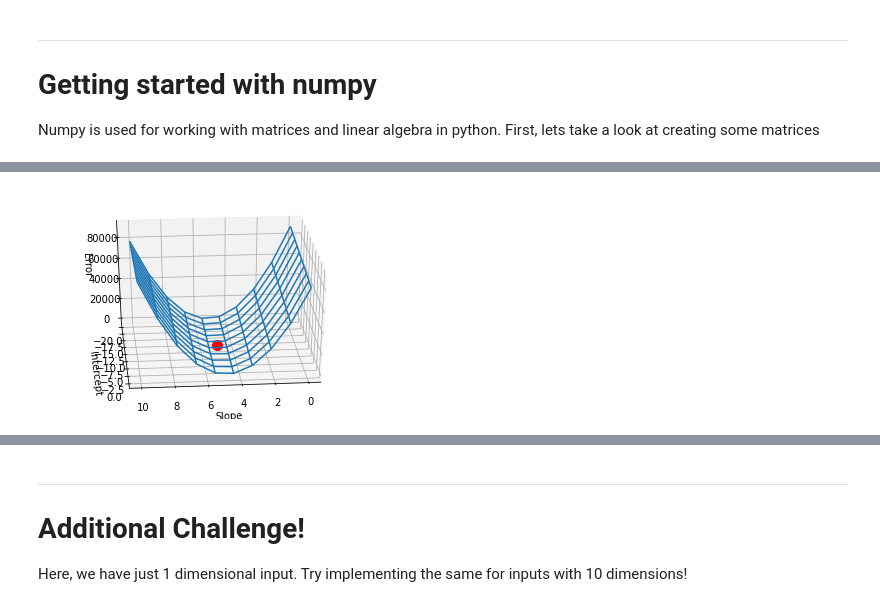
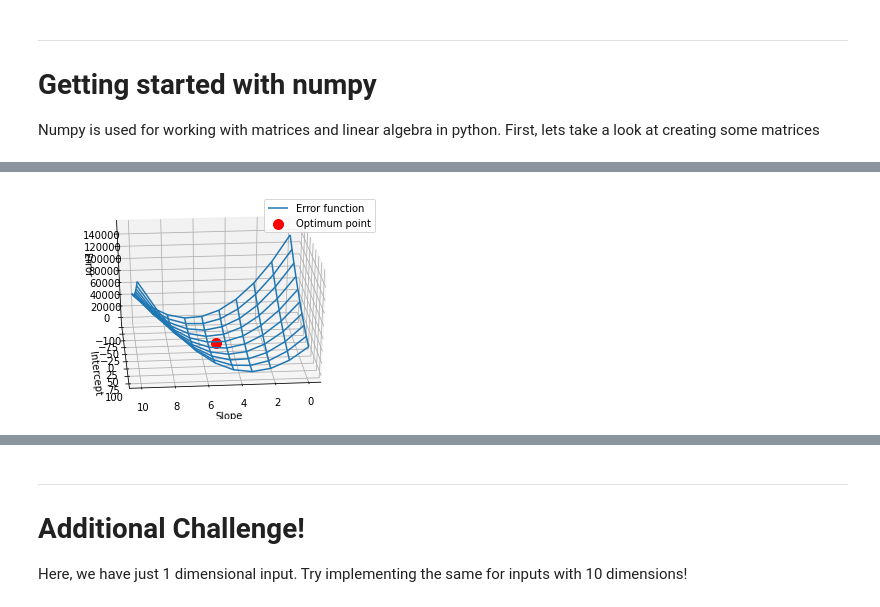
Before and after one commit to Ashwin-Rajesh/PyTorch_IEEE_2021, a Jupyter notebook: 1_LinearRegression.ipynb, the cells around one changed output, grey strips where cells are left out. Saved outputs shown, nothing was run; the diff lists cells and outputs as text; code cells hidden in the pictures.

```diff
--- a/1_LinearRegression.ipynb
+++ b/1_LinearRegression.ipynb
@@ -68,19 +65,23 @@ The most common metric used to measure how well good the prediction is, is mean
 # %%
-# Generate input and output
-start = 0                           # Start, End and no of input samples
+# Define start, end and no. of points in te dataset
+start = 0
 end   = 100
 size  = 100
 
-var   = 0.05
+# Variance of the noise
+var   = 10
 
+#
 m = 5                               # Slope of actual line
 b = -10                             # Intercept of actual line
 
 np.random.seed(0)                   # Seed to get same value for testing (Comment later)
 x = np.linspace(start, end, size)   # Generate inputs
 
+# Generate gaussian noise
+noise = var * np.random.randn(size)
 # Generate outputs
-y = m * (x + (end-start) * var * np.random.randn(size)) + b
+y = (m * x + b) + noise
 # %%
 # Plot points using the scatter function
 plt.scatter(x, y, label="Generated data")
@@ -139,0 +122,26 @@ def vis_errors(m_pred, b_pred, error, single_pt = False):
+# %%
+#@title
+# Plots a wireframe of the slope and intercept v/s the error, and plots points on it
+def vis_errors(m_pred, b_pred, error, single_pt = False, m_start=0, m_end=2*m, b_start=0, b_end=2*b, label="Points"):
+  m_arr   = np.linspace(m_start, m_end, 10)
+
+  b_arr   = np.linspace(b_start, b_end, 10)
+
+  X, Y = np.meshgrid(m_arr, b_arr)
+
+  Z = find_error_mat(X, Y)
+
+  fig = plt.figure()
+  ax = plt.axes(projection='3d')
+  ax.plot_wireframe(X, Y, Z, label="Error function")
+
+  ax.scatter3D(m_pred, b_pred, error, color='r', s=100, label=label)
+  if(not single_pt):
+    ax.plot3D(m_pred, b_pred, error, color='g')
+
+  ax.view_init(30, 85)
+  ax.set_xlabel('Slope')
+  ax.set_ylabel('Intercept')
+  ax.set_zlabel('Error')
+  ax.legend()
+  plt.show()
@@ -140,9 +193,11 @@ def vis_errors(m_pred, b_pred, error, single_pt = False):
 # %%
 def find_error(m_test, b_test):
+  # We find y
   y_pred = m_test * x + b_test
+  # Since same x was used to generate y predictions, y
   return np.average(np.square(y - y_pred))
 
 # Plot the slope and intercept v/s error
-vis_errors(m, b, find_error(m, b), True)
+vis_errors(m, b, find_error(m, b), True, b_start = -100, b_end=100, label="Optimum point")
 # %% [output]
-[figure, old version]
+[figure, new version]
```
Also changed, not shown: parts of 17 cells of this notebook.
